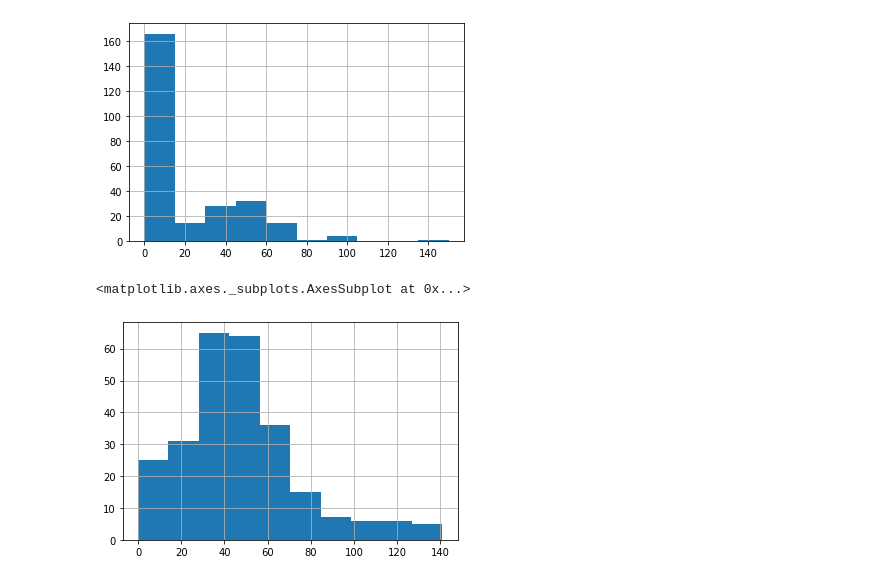
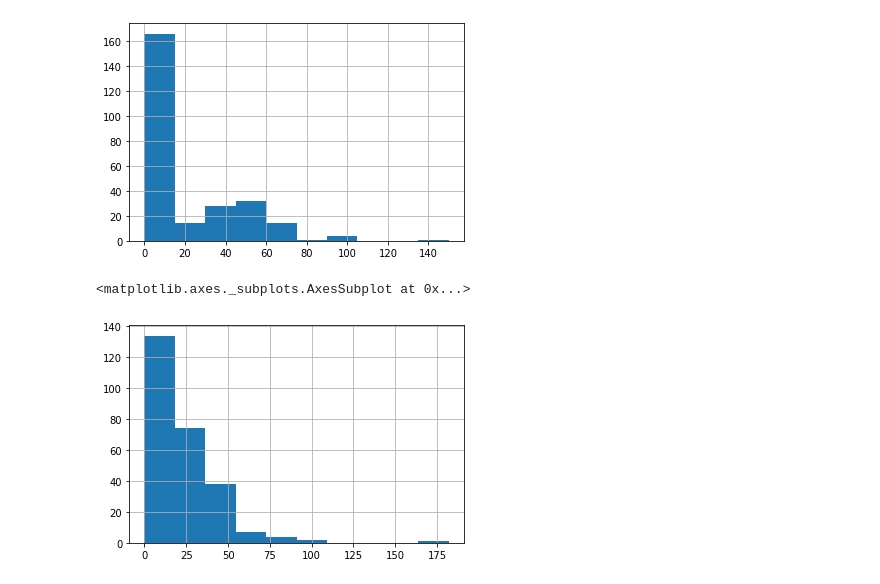
Before and after one commit to ipatel467/McDonald-s-Menu, a Jupyter notebook: Untitled.ipynb, the cells around one changed output. Saved outputs shown, nothing was run; the diff lists cells and outputs as text; code cells hidden in the pictures.

```diff
--- a/Untitled.ipynb
+++ b/Untitled.ipynb
@@ -98,7 +111,7 @@ df['Sodium (% Daily Value)'].hist()
 <matplotlib.axes._subplots.AxesSubplot at 0x...>
 [figure]
 # %%
-df['Sodium (% Daily Value)'].hist()
+df['Total Fat (% Daily Value)'].hist()
 # %% [output]
 <matplotlib.axes._subplots.AxesSubplot at 0x...>
-[figure, old version]
+[figure, new version]
```
Also changed, not shown: parts of 11 cells of this notebook.
